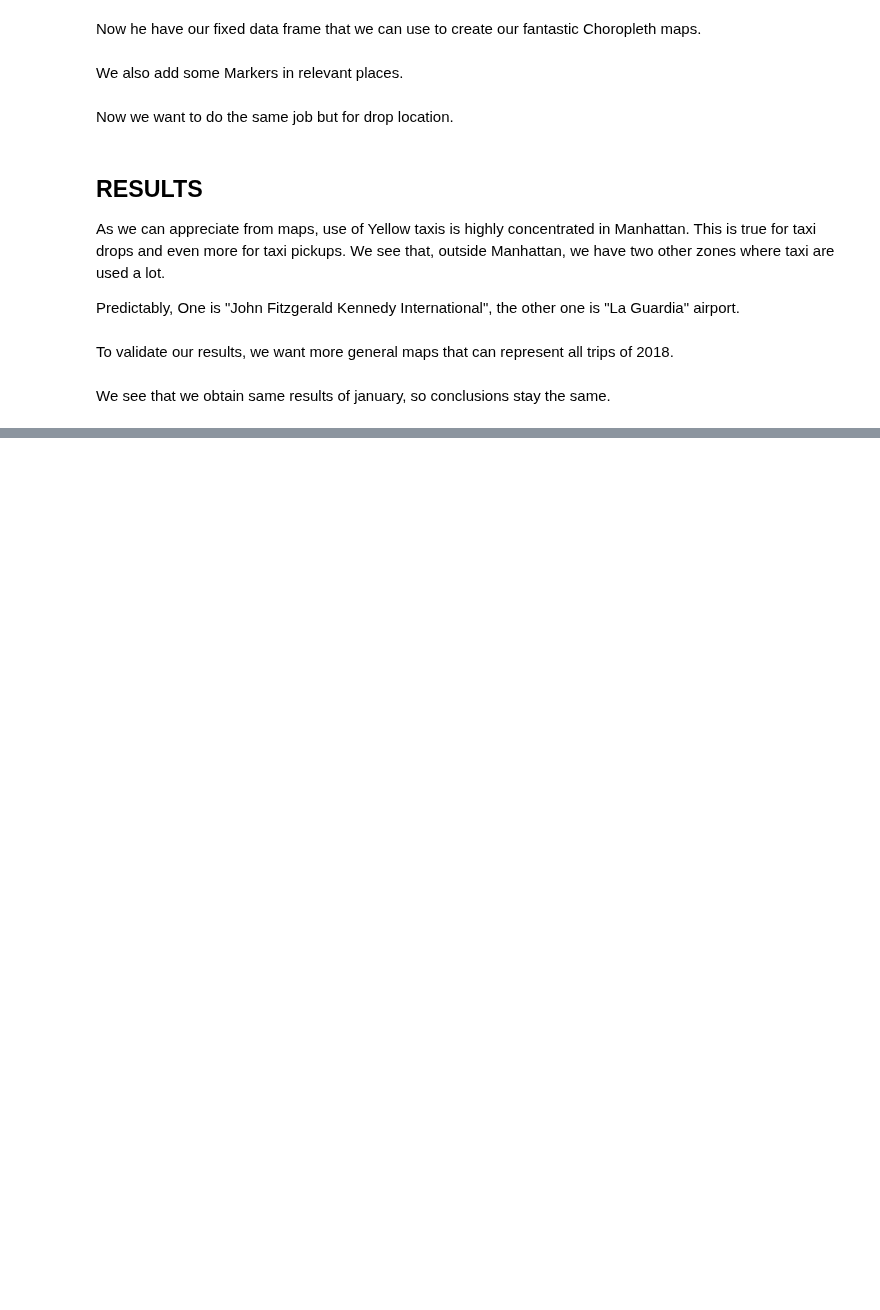
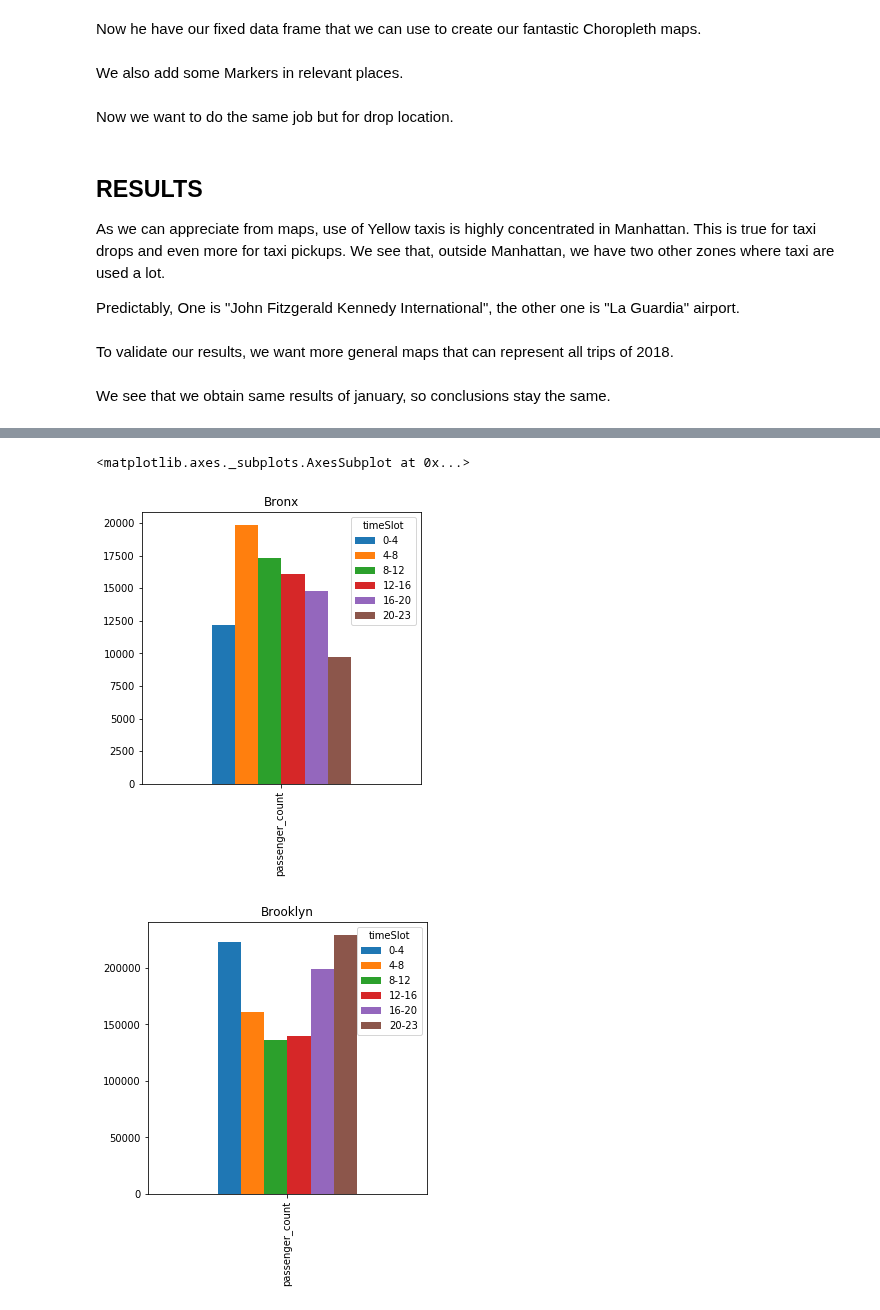
Before and after one commit to EgonFerri/ADM-HM2, a Jupyter notebook: HMW2_OFFICIALFILE.ipynb, the cells around one changed output, grey strips where cells are left out. Drawn from its saved outputs; the diff is of its cells as text; code cells hidden in the pictures; blank space fills up the shorter version.

```diff
--- a/HMW2_OFFICIALFILE.ipynb
+++ b/HMW2_OFFICIALFILE.ipynb
@@ -1142,0 +1417,10 @@ We see that we obtain same results of january, so conclusions stay the same.
+# %%
+trasp=s.T
+trasp.Bronx.plot.bar(title= 'Bronx',figsize=(5,5))
+trasp.Brooklyn.plot.bar(title= 'Brooklyn',figsize=(5,5))
+trasp.Manhattan.plot.bar(title= 'Manhattan',figsize=(5,5))
+trasp.Queens.plot.bar(title= 'Queens',figsize=(5,5))
+# %% [output]
+<matplotlib.axes._subplots.AxesSubplot at 0x...>
+[figure, added]
+[figure, added]
```
Also changed, not shown: parts of 43 cells of this notebook.
